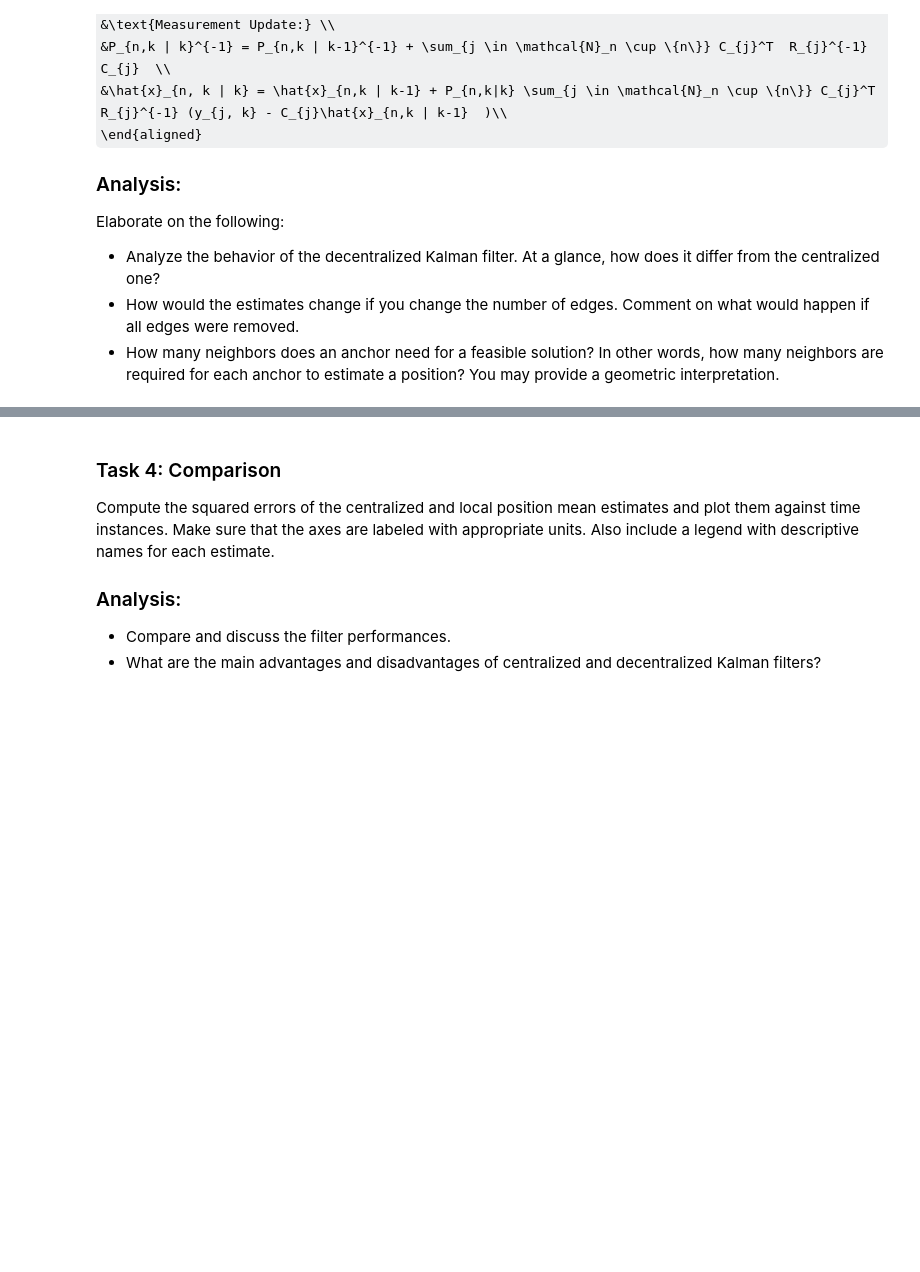
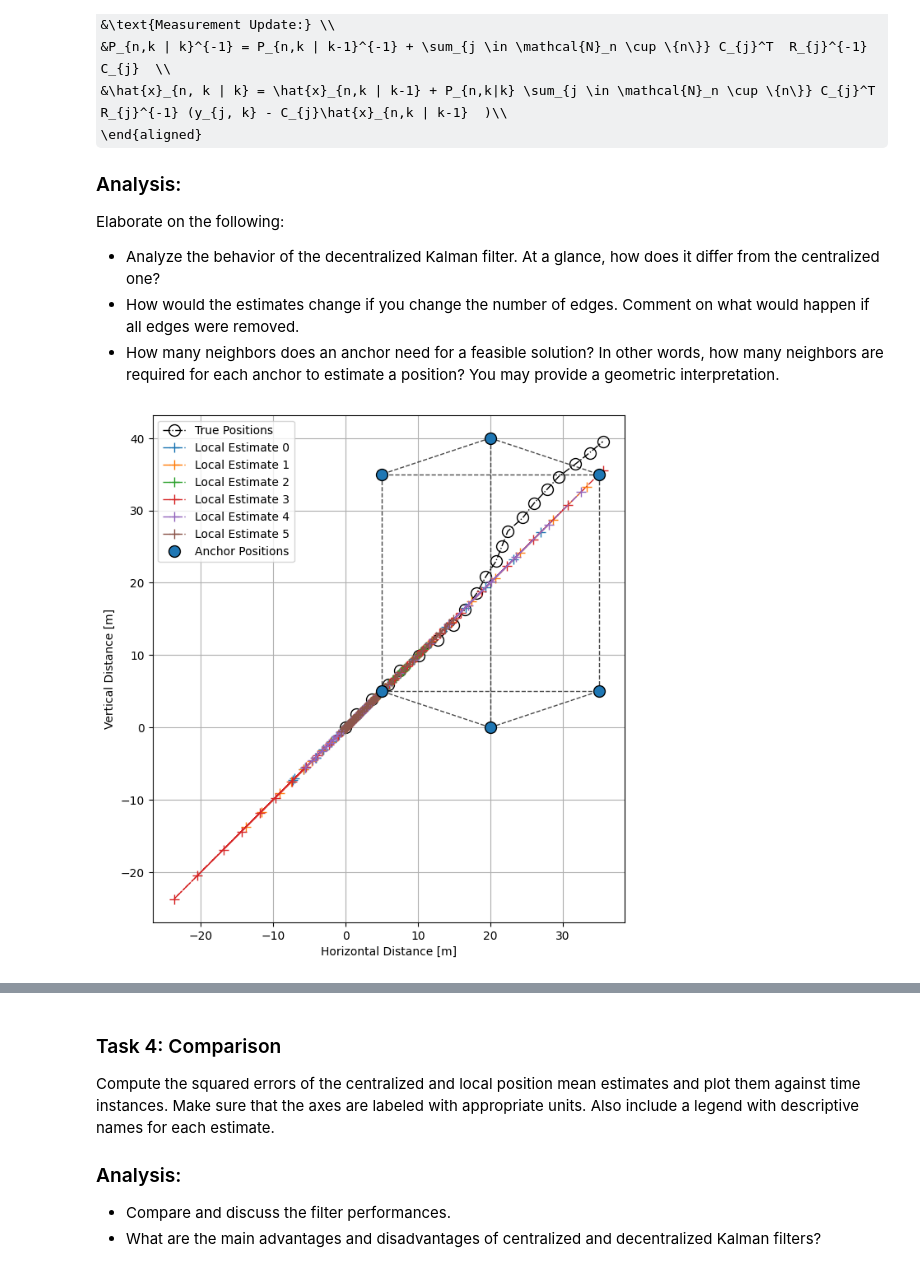
Before and after one commit to jackh1nes/PSF_Assignments, a Jupyter notebook: Assignment 4/assignment4_students/assignment4_10.ipynb, the cells around one changed output, grey strips where cells are left out. Cells and saved outputs as stored; diff of their text form; code cells hidden in the pictures; some formulas as TeX source; blank space fills up the shorter version.

```diff
--- a/Assignment 4/assignment4_students/assignment4_10.ipynb
+++ b/Assignment 4/assignment4_students/assignment4_10.ipynb
@@ -235,14 +235,11 @@ local_covariances = [[initial_covariance] for _ in range(anchor_positions.shape[
 local_means_np = np.zeros((N, T+1, 5)) # shape (N, T+1, state_dim)
 local_covariances_np = np.zeros((N, T+1, 5, 5)) # shape (N, T+1, state_dim, state_dim)
 
-local_means_np[:, :, :] = np.array(local_means)
-local_covariances_np[:, :, :, :] = np.array(local_covariances)
-
 # strange shapes eh
-lmShape = np.shape(local_means_np)
-print(lmShape)
-lCvShape = np.shape(local_covariances_np)
-print(lCvShape)
+# lmShape = np.shape(local_means)
+# print(lmShape)
+# lCvShape = np.shape(local_covariances)
+# print(lCvShape)
 
 # note:
 #
@@ -252,84 +249,58 @@ print(lCvShape)
 # index 3: dimension of state
 # ex. indexing local_means[n][k] gives the mean for anchor n at time step k, which is a vector of shape (5,)
 
-print(edge_list)
 
 # construct adjacency matrix to find neighbors of each anchor
 adjMatrix = np.zeros((N,N))
 for i in range(len(edge_list)):
     indices = edge_list[i]
     adjMatrix[indices[0], indices[1]] = 1
     adjMatrix[indices[1], indices[0]] = 1
 
 adjMatrix += np.eye(N) # add diagonals to include self in neighbors
-print(adjMatrix)
 
 for k in range(T): # outer loop
-    for n in range(N): # inner loop (for anchor n at step k):
-        # # Prediction step
-        # x_pred = A @ local_means[n][k]
-        # P_pred = A @ local_covariances[n][k] @ A.T + Q
+    for n in range(N): # middle loop (for anchor n at step k):
+        # Prediction step
+        x_pred = A @ local_means[n][k]
+        P_pred = A @ local_covariances[n][k] @ A.T + Q
+        # Update step
+        x_nk = local_means[n][k]
+        P_nk = local_covariances[n][k]
 
-        # # Update step
-        # x_nk = local_means[n][k]
-        # P_nk = local_covariances[n][k]
 
-        # for j in range(N):
-        #     if adjMatrix[n, j] == 1:
-        #         Cj = C
-        #         S_jk = C @ P_pred @ C.T + R
-        #         jitter = 1e-5 * np.eye(len(S_jk))
-        #         S_jk += jitter
+        for j in range(N): # inner loop for neighbourhood nodes
+            if adjMatrix[n, j] == 1:
+                Cj = C[j,:]
+                S_jk = Cj @ P_pred @ Cj.T + R
+                jitter = 1e-5
+                S_jk += jitter
 
-        #         K = P_nk @ Cj.T @ np.linalg.solve(S_jk, np.eye(len(S_jk)))
+                K = P_nk @ Cj.T * (1/S_jk)
 
-        #         innovation = measurement_list[:, k] - Cj @ x_nk  # use x_nk not x_pred
-        #         x_nk = x_nk + K @ innovation                      # mean update
-        #         P_nk = P_nk - K @ Cj @ P_nk                      # covariance update ← was wrongly assigned to x_nk
+                innovation = measurement_list[j, k] - Cj @ x_nk  # use x_nk not x_pred
+                x_nk = x_nk + K * innovation
+                P_nk = P_nk - np.outer(K, Cj) @ P_nk                      # covariance update ← was wrongly assigned to x_nk
 
-        # local_means[n][k].append(x_nk)
-        # local_covariances[n][k].append(P_nk)
+
+        local_means[n].append(x_nk)
+        local_covariances[n].append(P_nk)
 
         # prediction step
-        x_pred = A @ local_means_np[n, k, :]
-        P_pred = A @ local_covariances_np[n, k, :, :] @ A.T + Q
-
-        # measuremet update
-        x_nk = local_means_np[n, k, :]
-        P_nk = local_covariances_np[n, k, :, :]
-
-        for j in range(N): # loop over neighbors
-            if adjMatrix[n, j] == 1: # if j \in neighbors of n (+ self)
-                # Perform update step with information from neighbor j
-                Cj = C[j, :] # select the j-th row of C
-                S_jk = Cj @ P_pred @ Cj.T + R
-                jitter = 1e-5 * np.eye(len(S_jk))
-                S_jk += jitter # for stability
-                K = P_nk @ Cj.T @ np.linalg.solve(S_jk, np.eye(len(S_jk)))
-                innovation = measurement_list[:, k].reshape(-1, 1) - Cj @ x_nk.reshape(-1, 1) # meas list had to be reshaped
-                x_nk = x_nk + K @ innovation
-                P_nk = P_nk - K @ Cj @ P_nk
-        local_means_np[n, k+1, :] = x_nk
-        local_covariances_np[n, k+1, :, :] = P_nk
-
         #for j in range(N): # loop over neighbors
         #    if adjMatrix[n, j] == 1: # if j \in neighbors of n (+ self)
         #        # Perform update step with information from neighbor j
         #        Cj = C
         #        S_jk = C @ P_pred @ C.T + R
         #        jitter = 1e-5 * np.eye(len(S_jk))
         #        S_jk += jitter # for stability
         #        x_nk = x_nk + P_nk @ Cj.T @ np.linalg.solve(S_jk, np.eye(len(S_jk))) @ (measurement_list[:, k].reshape(-1, 1) - Cj @ x_pred.reshape(-1, 1))
         #        x_nk = P_nk - P_nk @ Cj.T @ np.linalg.solve(S_jk, np.eye(len(S_jk))) @ Cj @ P_nk
         #        pass
         #local_means[n].append(x_nk)
         #local_covariances[n].append(P_nk)
 #### END HERE ####
 
-#helper.plotDecentralizedKFEstimate(true_states, anchor_positions, edge_list, local_means)
-
-# Convert list of lists of vectors -> list of 2D arrays (5, T+1)
-local_means_plot = [np.array(local_means[n]).T for n in range(N)]
-
-helper.plotDecentralizedKFEstimate(true_states, anchor_positions, edge_list, local_means_plot)
+helper.plotDecentralizedKFEstimate(true_states, anchor_positions, edge_list, local_means)
 # %% [output]
+[figure, added]
```
Also changed, not shown: parts of 1 cell of this notebook.
